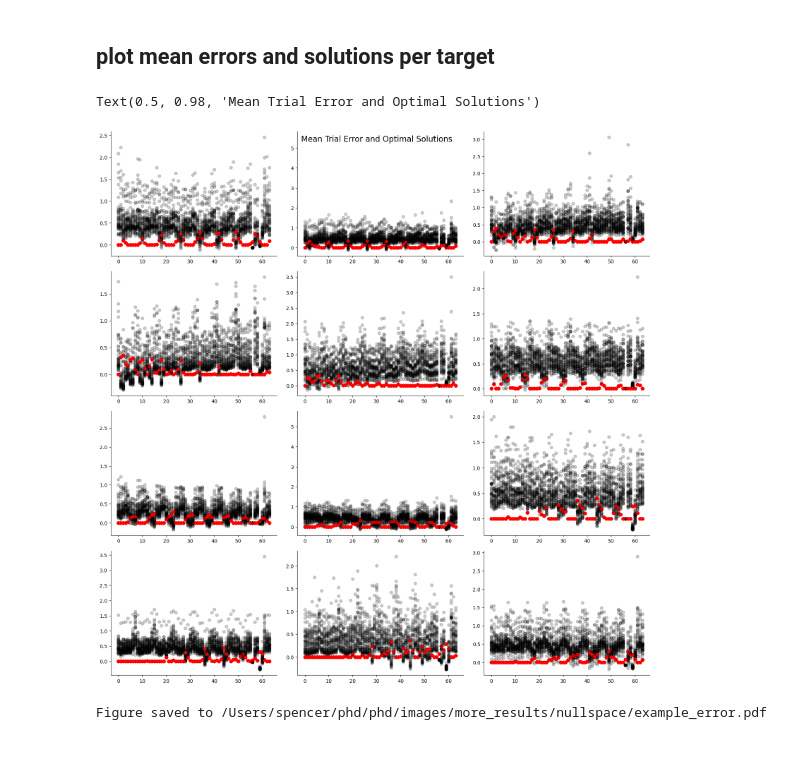
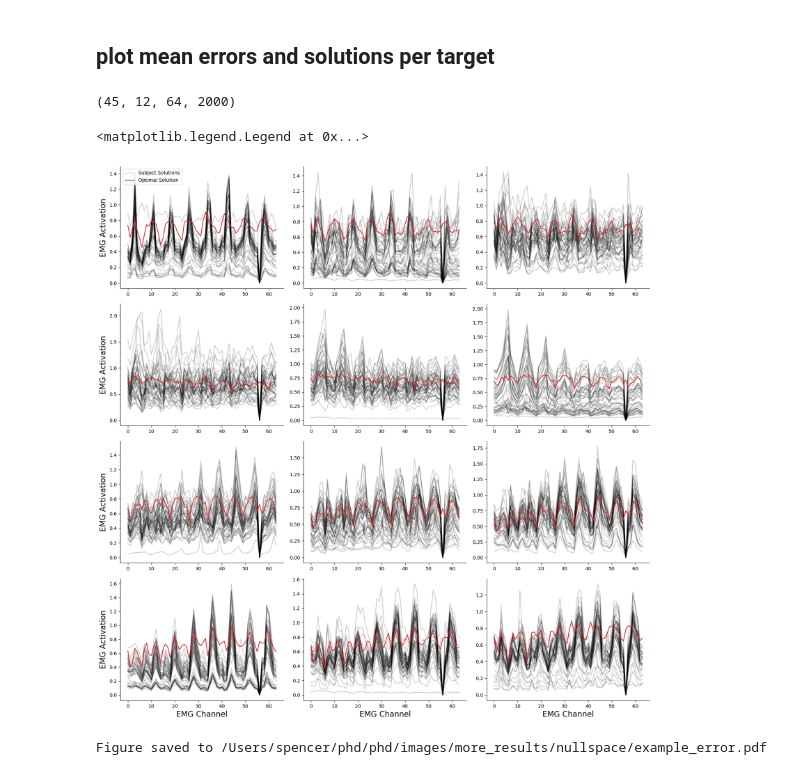
Before and after one commit to spewil/phd, a Jupyter notebook: analysis/notebooks/_nullspace/nullspace_error.ipynb, the cells around one changed output. Drawn from its saved outputs; the diff is of its cells as text; code cells hidden in the pictures.

```diff
--- a/analysis/notebooks/_nullspace/nullspace_error.ipynb
+++ b/analysis/notebooks/_nullspace/nullspace_error.ipynb
@@ -51,7 +51,7 @@ len(subjects)
 # %% [markdown]
 ## load data
 # %%
-with open("../computed_solutions.pkl","rb") as handle:
+with open("computed_solutions.pkl","rb") as handle:
     computed_solutions = pickle.load(handle)
 
 # subject, solution type, target, channel
@@ -86,29 +86,40 @@ print(subject_trial_stack.shape)
 (45, 12, 64, 2000)
 # %% [markdown]
 ## plot mean errors and solutions per target
+# %%
+subject_trial_stack.shape
+# %% [output]
+(45, 12, 64, 2000)
 # %%
-subject_differences = np.zeros_like(subject_trial_stack)
-subject_differences[:] = np.nan
-for block_idx, block in enumerate(subject_trial_stack):
-    for target_idx, target in enumerate(block):
-        no_nans = analysis.remove_nan_rows(target.T)
-        for sample_idx, sample in enumerate(no_nans):
-            subject_differences[block_idx,target_idx,:,sample_idx] = sample.reshape(-1) - subject_solutions[target_idx].reshape(-1)
+# subject_differences = np.zeros_like(subject_trial_stack)
+# subject_differences[:] = np.nan
+# for block_idx, block in enumerate(subject_trial_stack):
+#     for target_idx, target in enumerate(block):
+#         no_nans = analysis.remove_nan_rows(target.T)
+#         for sample_idx, sample in enumerate(no_nans):
+#             subject_differences[block_idx,target_idx,:,sample_idx] = sample.reshape(-1) - subject_solutions[target_idx].reshape(-1)
 
 fig, axes = plt.subplots(4,3,figsize=(16,16))
 fig.tight_layout()
 axes = axes.ravel()
-for block in subject_differences:
+ylabel = [0,3,6,9]
+xlabel = [9,10,11]
+for block in subject_trial_stack:
     for target_idx, target in enumerate(block):
         no_nans = analysis.remove_nan_rows(target.T)
         # just plot the means over time
-        axes[target_idx].plot(np.mean(no_nans,axis=0),"ko",alpha=0.2)
-        axes[target_idx].plot(subject_solutions[target_idx],"ro",alpha=0.2)
-
-fig.suptitle("Mean Trial Error and Optimal Solutions",fontsize=16)
+        h1, = axes[target_idx].plot(np.mean(no_nans,axis=0),"k",linestyle="-",marker="",alpha=0.2)
+        if target_idx in ylabel:
+            axes[target_idx].set_ylabel("EMG Activation")
+        if target_idx in xlabel:
+            axes[target_idx].set_xlabel("EMG Channel")
+for target_idx in range(12):
+    h2, = axes[target_idx].plot(subject_solutions[target_idx],"tab:red",linestyle="-",marker="")
+axes[0].legend(handles=[h1,h2],labels=["Subject Solutions", "Optimal Solution"])
+# fig.suptitle("Mean Trial Error and Optimal Solutions",fontsize=16)
 # %% [output]
-Text(0.5, 0.98, 'Mean Trial Error and Optimal Solutions')
+<matplotlib.legend.Legend at 0x...>
-[figure, old version]
+[figure, new version]
 # %%
 plot.save_figure(fig, "example_error", image_path)
 # %% [output]
```
Also changed, not shown: parts of 9 cells of this notebook, 31 other files.
